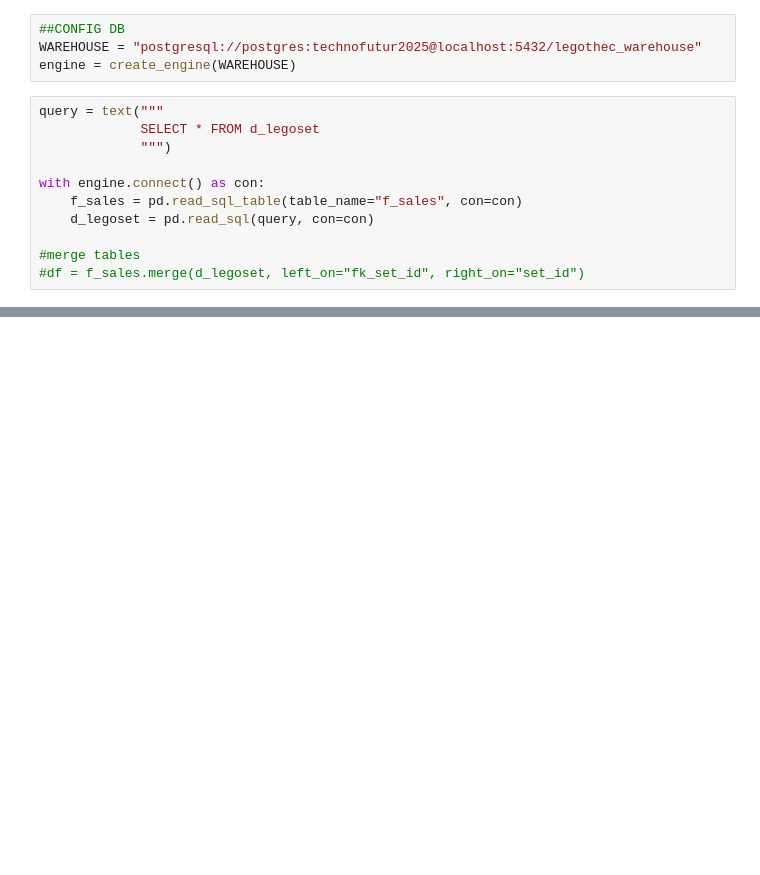
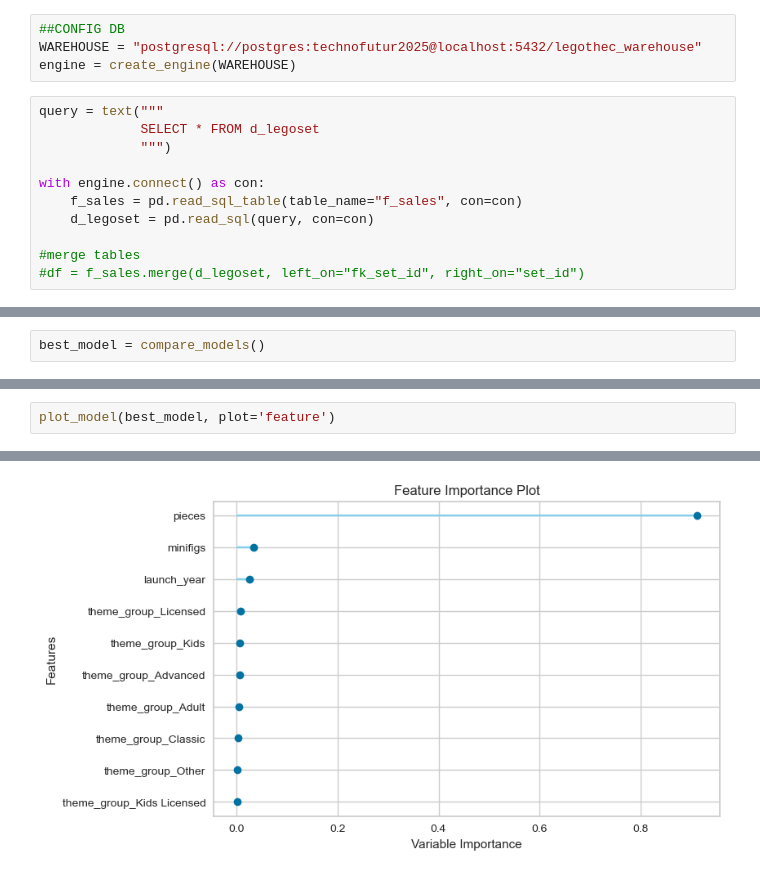
Before and after one commit to iwry1985/legotheque, a Jupyter notebook: data/prices_previsions_ml.ipynb, the cells around one changed output, grey strips where cells are left out. Saved outputs shown, nothing was run; the diff lists cells and outputs as text; blank space fills up the shorter version.

```diff
--- a/data/prices_previsions_ml.ipynb
+++ b/data/prices_previsions_ml.ipynb
@@ -48,0 +192,2 @@ model.score(X, y)
+# %%
+best_model = compare_models()
@@ -48,0 +214,3 @@ model.score(X, y)
+# %%
+plot_model(best_model, plot='feature')
+# %% [output]
@@ -48,0 +218 @@ model.score(X, y)
+[figure, added]
```
Also changed, not shown: parts of 25 cells of this notebook, 23 other files.
